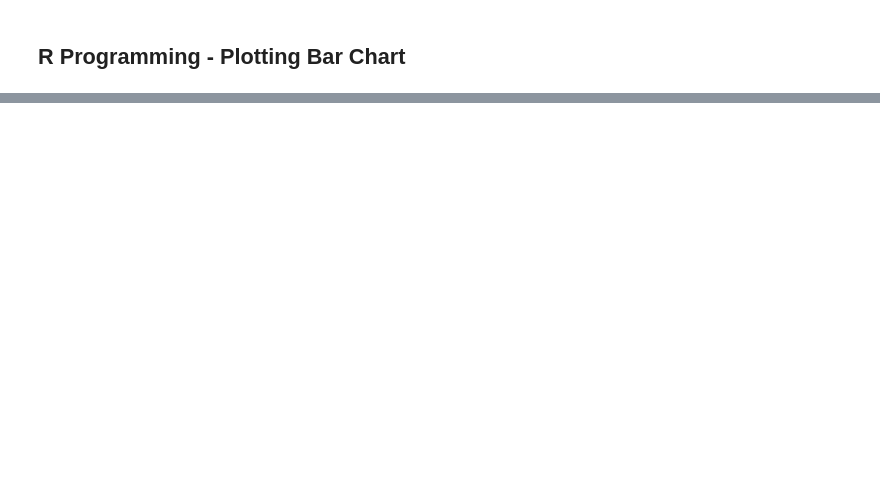
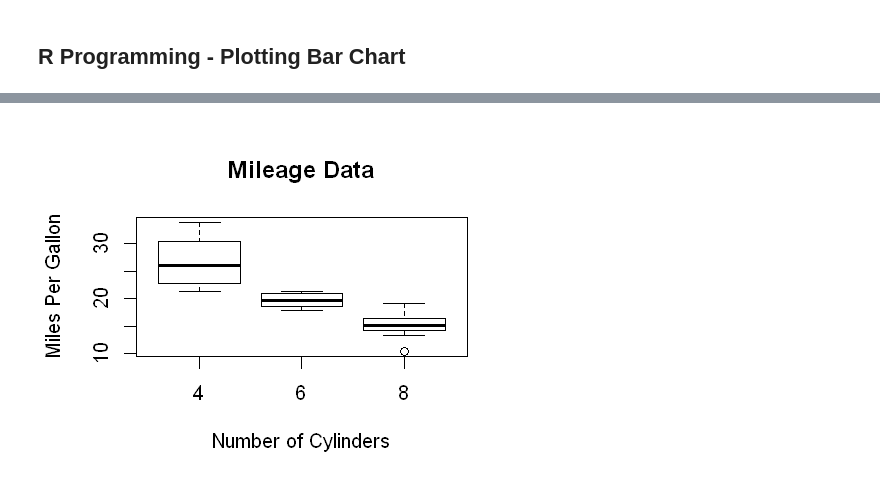
Before and after one commit to AdamYuWen/LearningProgramming, a Jupyter notebook: R/R Programming.ipynb, the cells around one changed output, grey strips where cells are left out. Saved outputs shown, nothing was run; the diff lists cells and outputs as text; code cells hidden in the pictures; blank space fills up the shorter version.

```diff
--- a/R/R Programming.ipynb
+++ b/R/R Programming.ipynb
@@ -460,0 +470,5 @@ barplot(counts, main = "Car Distribution", xlab = "Number of Grears")
+# %%
+boxplot(mpg ~ cyl, data = mtcars, xlab = "Number of Cylinders",
+        ylab = "Miles Per Gallon", main = "Mileage Data")
+# %% [output]
+[figure, added]
```
Also changed, not shown: parts of 24 cells of this notebook, 1 other file.
